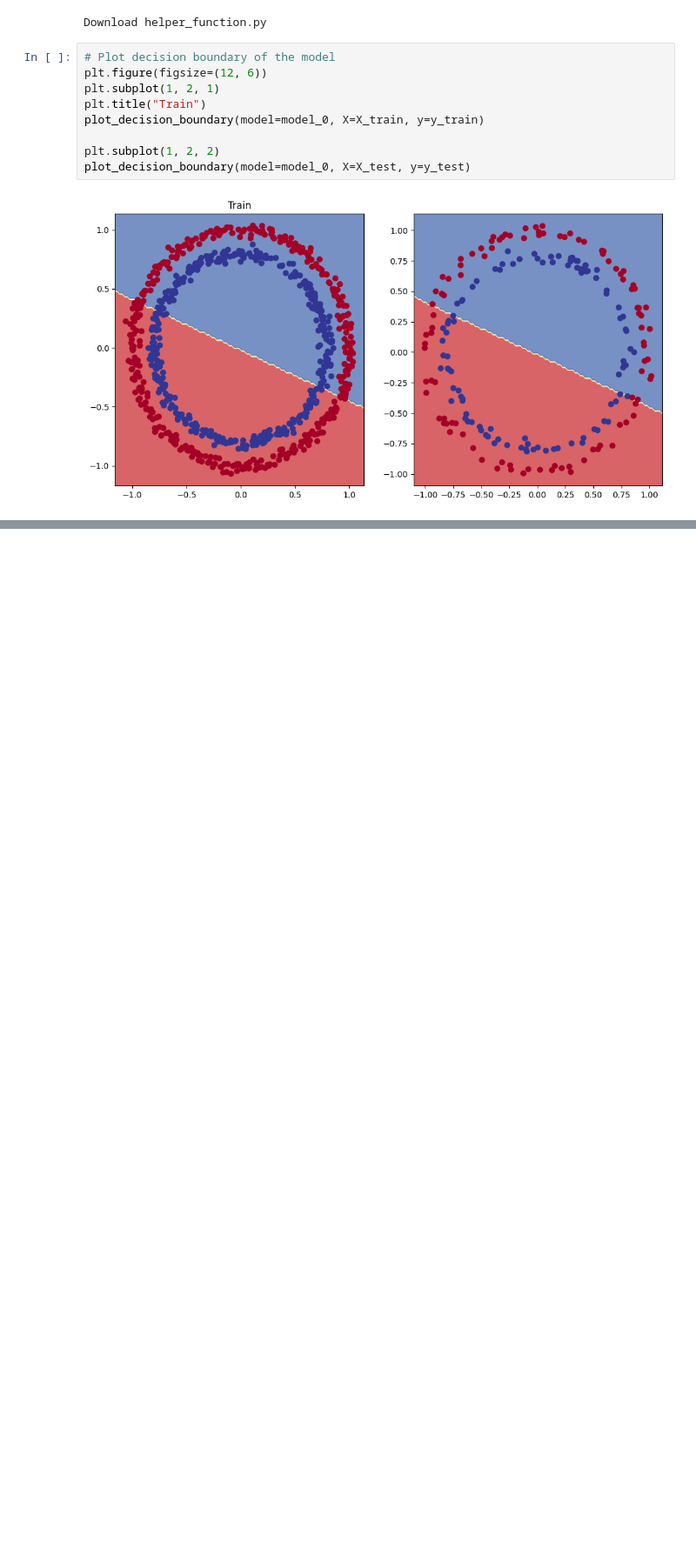
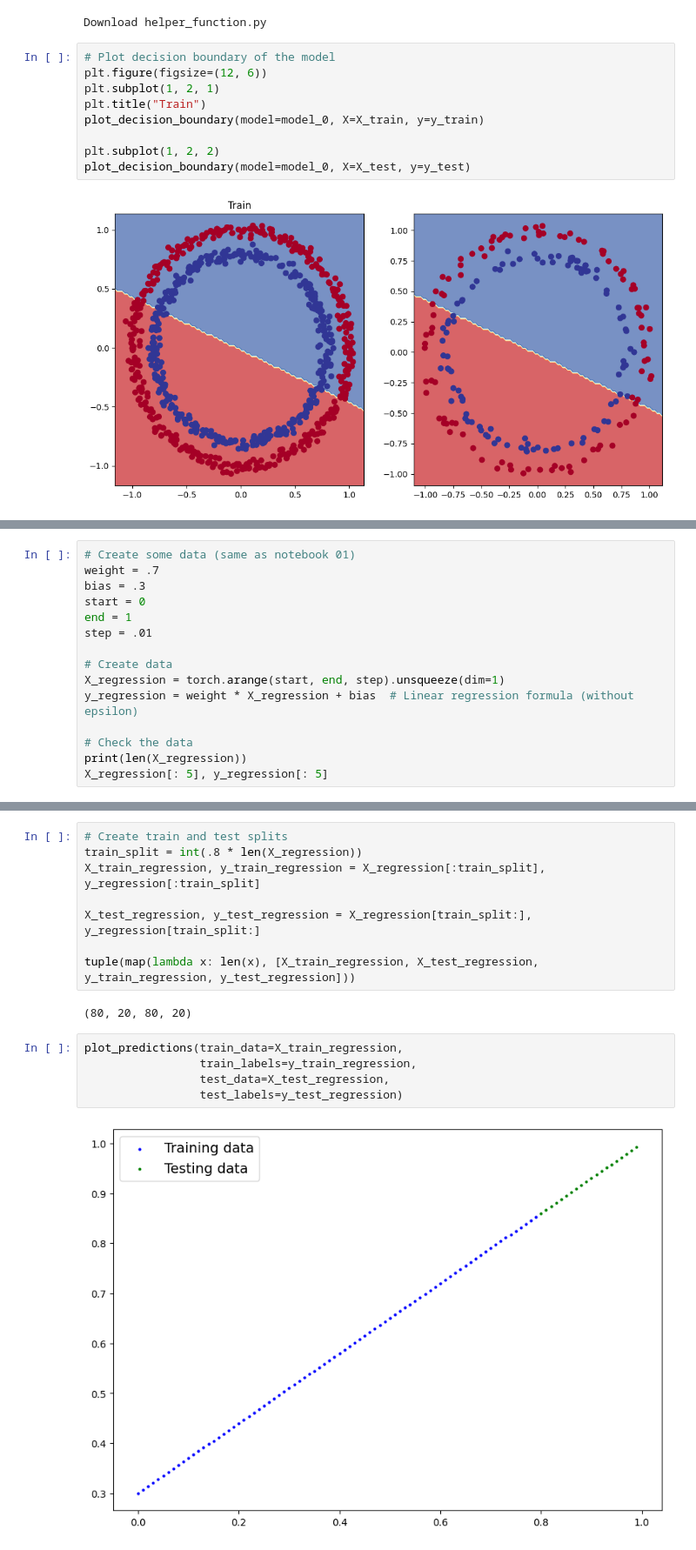
Before and after one commit to VanLinLin/PyTorch-for-Deep-Learning-Bootcamp, a Jupyter notebook: 02_pytorch_classification.ipynb, the cells around one changed output, grey strips where cells are left out. Shown at 87% size. Cells and saved outputs as stored; diff of their text form; blank space fills up the shorter version.

```diff
--- a/02_pytorch_classification.ipynb
+++ b/02_pytorch_classification.ipynb
@@ -470,0 +604,15 @@ plot_decision_boundary(model=model_0, X=X_test, y=y_test)
+# %%
+# Create some data (same as notebook 01)
+weight = .7
+bias = .3
+start = 0
+end = 1
+step = .01
+
+# Create data
+X_regression = torch.arange(start, end, step).unsqueeze(dim=1)
+y_regression = weight * X_regression + bias  # Linear regression formula (without epsilon)
+
+# Check the data
+print(len(X_regression))
+X_regression[: 5], y_regression[: 5]
@@ -470,0 +631,17 @@ plot_decision_boundary(model=model_0, X=X_test, y=y_test)
+# %%
+# Create train and test splits
+train_split = int(.8 * len(X_regression))
+X_train_regression, y_train_regression = X_regression[:train_split], y_regression[:train_split]
+
+X_test_regression, y_test_regression = X_regression[train_split:], y_regression[train_split:]
+
+tuple(map(lambda x: len(x), [X_train_regression, X_test_regression, y_train_regression, y_test_regression]))
+# %% [output]
+(80, 20, 80, 20)
+# %%
+plot_predictions(train_data=X_train_regression,
+                 train_labels=y_train_regression,
+                 test_data=X_test_regression,
+                 test_labels=y_test_regression)
+# %% [output]
+[figure, added]
```
Also changed, not shown: parts of 60 cells of this notebook.
